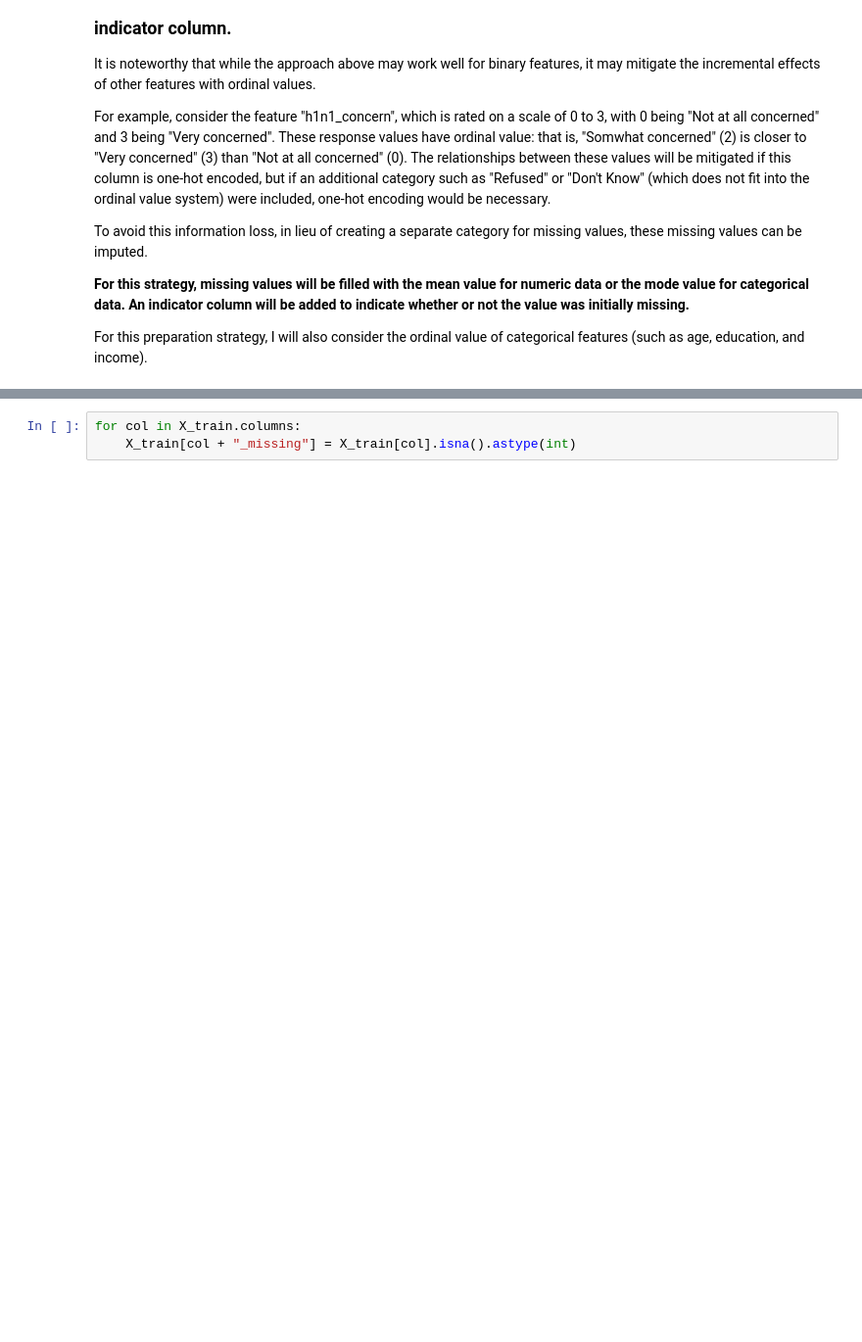
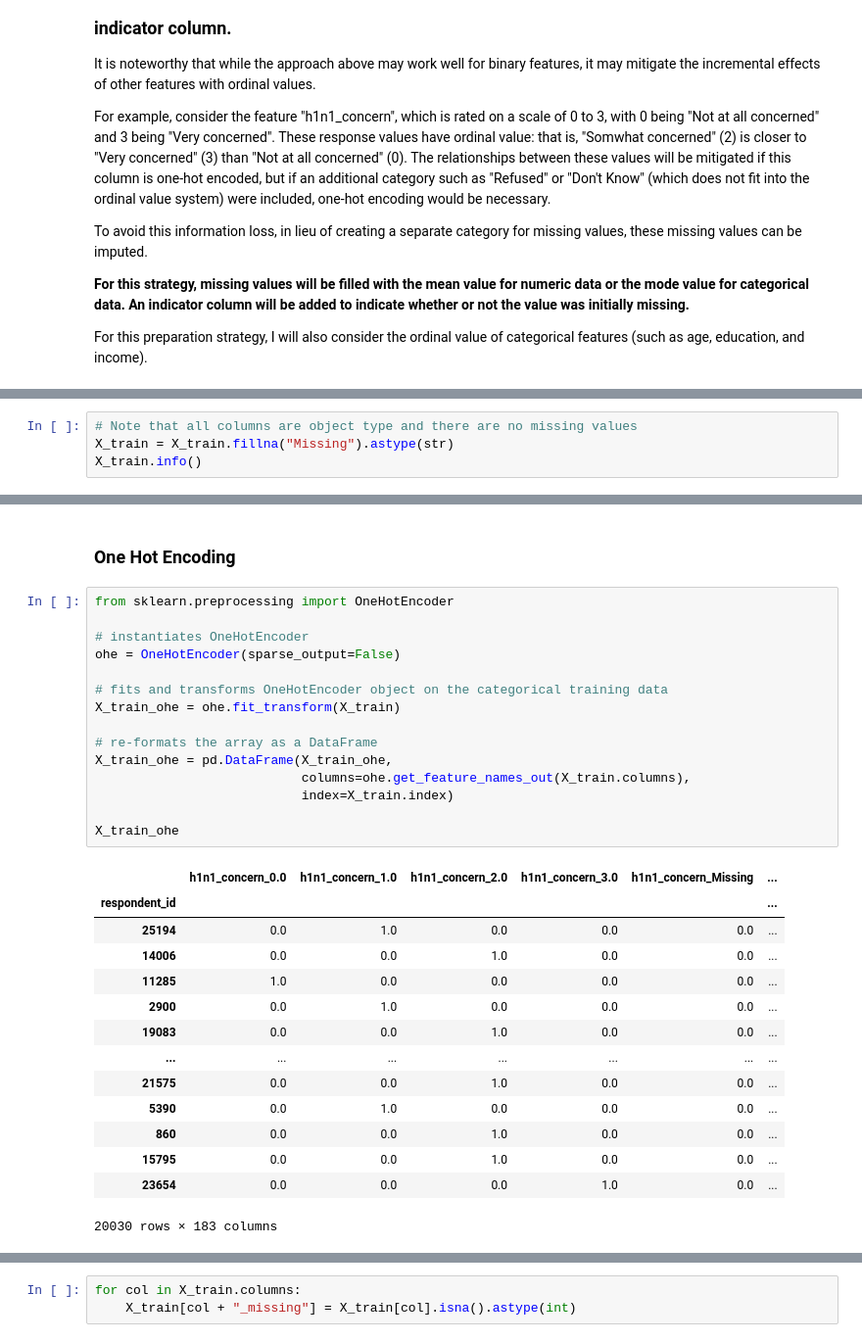
Before and after one commit to ccsurratt/seasonal_flu_vaccine_model, a Jupyter notebook: seasonal_flu_vaccine_predictive_model.ipynb, the cells around one changed output, grey strips where cells are left out. Shown at 98% size. Cells and saved outputs as stored; diff of their text form; blank space fills up the shorter version.

```diff
--- a/seasonal_flu_vaccine_predictive_model.ipynb
+++ b/seasonal_flu_vaccine_predictive_model.ipynb
@@ -314,0 +362,4 @@ X_train.columns
+# %%
+# Note that all columns are object type and there are no missing values
+X_train = X_train.fillna("Missing").astype(str)
+X_train.info()
@@ -314,0 +384,32 @@ X_train.columns
+# %% [markdown]
+### One Hot Encoding
+# %%
+from sklearn.preprocessing import OneHotEncoder
+
+# instantiates OneHotEncoder
+ohe = OneHotEncoder(sparse_output=False)
+
+# fits and transforms OneHotEncoder object on the categorical training data
+X_train_ohe = ohe.fit_transform(X_train)
+
+# re-formats the array as a DataFrame
+X_train_ohe = pd.DataFrame(X_train_ohe,
+                           columns=ohe.get_feature_names_out(X_train.columns),
+                           index=X_train.index)
+
+X_train_ohe
+# %% [output]
+|  | h1n1_concern_0.0 | h1n1_concern_1.0 | h1n1_concern_2.0 | h1n1_concern_3.0 | h1n1_concern_Missing | ... |
+| respondent_id |  |  |  |  |  | ... |
+| 25194 | 0.0 | 1.0 | 0.0 | 0.0 | 0.0 | ... |
+| 14006 | 0.0 | 0.0 | 1.0 | 0.0 | 0.0 | ... |
+| 11285 | 1.0 | 0.0 | 0.0 | 0.0 | 0.0 | ... |
+| 2900 | 0.0 | 1.0 | 0.0 | 0.0 | 0.0 | ... |
+| 19083 | 0.0 | 0.0 | 1.0 | 0.0 | 0.0 | ... |
+| ... | ... | ... | ... | ... | ... | ... |
+| 21575 | 0.0 | 0.0 | 1.0 | 0.0 | 0.0 | ... |
+| 5390 | 0.0 | 1.0 | 0.0 | 0.0 | 0.0 | ... |
+| 860 | 0.0 | 0.0 | 1.0 | 0.0 | 0.0 | ... |
+| 15795 | 0.0 | 0.0 | 1.0 | 0.0 | 0.0 | ... |
+| 23654 | 0.0 | 0.0 | 0.0 | 1.0 | 0.0 | ... |
+20030 rows × 183 columns
```
Also changed, not shown: parts of 265 cells of this notebook.
